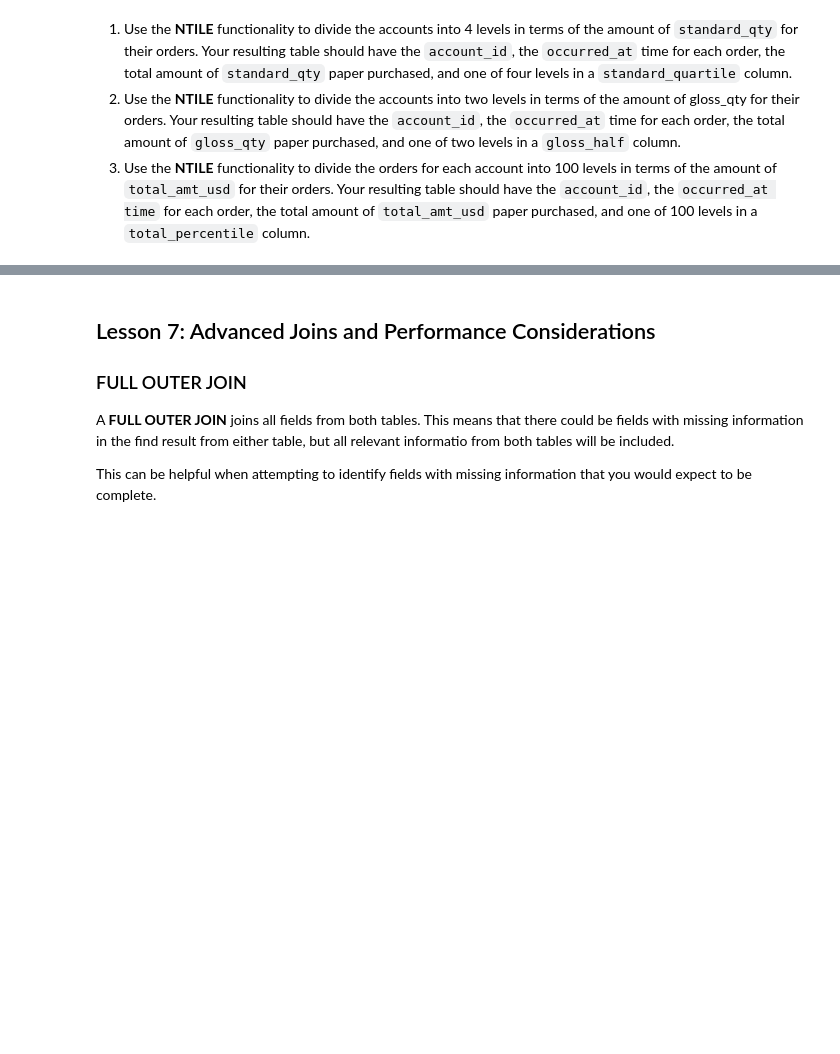
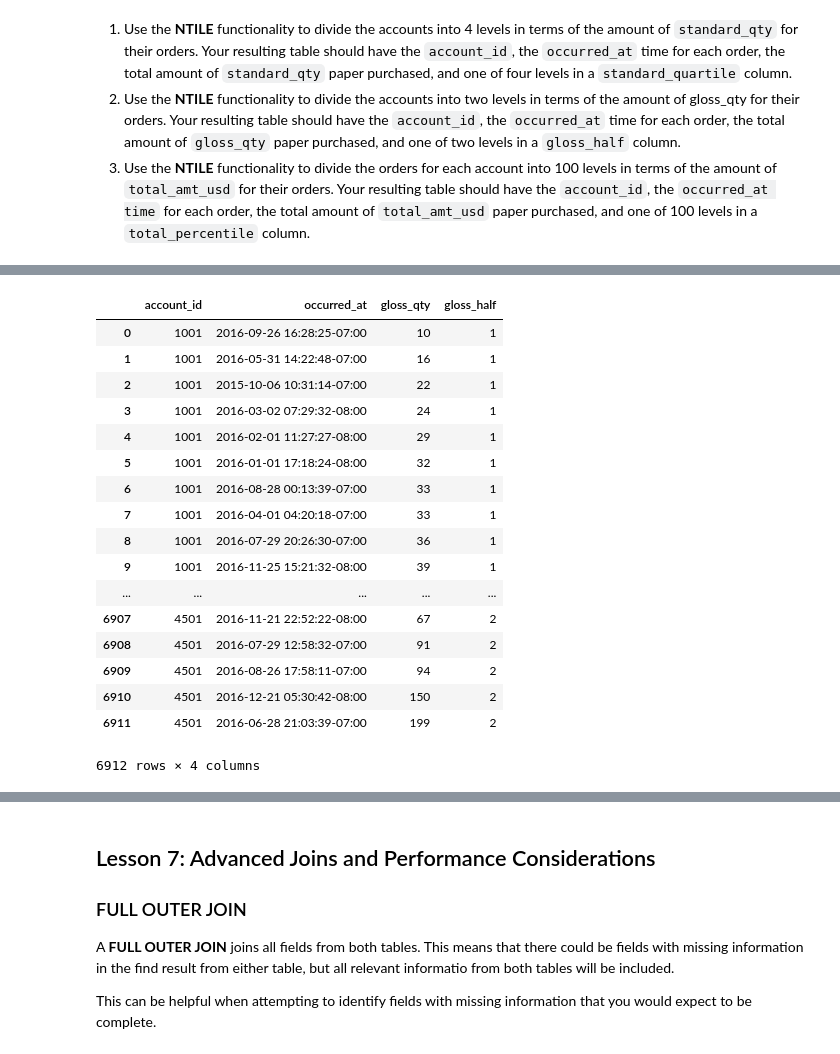
Before and after one commit to rebeccaebarnes/SQL-Practice, a Jupyter notebook: sql_practice.ipynb, the cells around one changed output, grey strips where cells are left out. Drawn from its saved outputs; the diff is of its cells as text; code cells hidden in the pictures; blank space fills up the shorter version.

```diff
--- a/sql_practice.ipynb
+++ b/sql_practice.ipynb
@@ -4140,0 +4196,26 @@ FROM orders;
+# %%
+# 2. Split account orders into half according to gloss_qty, include occurred at
+sql_query('SELECT account_id, \
+                  occurred_at, \
+                  gloss_qty, \
+                  NTILE(2) OVER (PARTITION BY account_id ORDER BY gloss_qty) AS gloss_half \
+           FROM orders;')
+# %% [output]
+|  | account_id | occurred_at | gloss_qty | gloss_half |
+| 0 | 1001 | 2016-09-26 16:28:25-07:00 | 10 | 1 |
+| 1 | 1001 | 2016-05-31 14:22:48-07:00 | 16 | 1 |
+| 2 | 1001 | 2015-10-06 10:31:14-07:00 | 22 | 1 |
+| 3 | 1001 | 2016-03-02 07:29:32-08:00 | 24 | 1 |
+| 4 | 1001 | 2016-02-01 11:27:27-08:00 | 29 | 1 |
+| 5 | 1001 | 2016-01-01 17:18:24-08:00 | 32 | 1 |
+| 6 | 1001 | 2016-08-28 00:13:39-07:00 | 33 | 1 |
+| 7 | 1001 | 2016-04-01 04:20:18-07:00 | 33 | 1 |
+| 8 | 1001 | 2016-07-29 20:26:30-07:00 | 36 | 1 |
+| 9 | 1001 | 2016-11-25 15:21:32-08:00 | 39 | 1 |
+| ... | ... | ... | ... | ... |
+| 6907 | 4501 | 2016-11-21 22:52:22-08:00 | 67 | 2 |
+| 6908 | 4501 | 2016-07-29 12:58:32-07:00 | 91 | 2 |
+| 6909 | 4501 | 2016-08-26 17:58:11-07:00 | 94 | 2 |
+| 6910 | 4501 | 2016-12-21 05:30:42-08:00 | 150 | 2 |
+| 6911 | 4501 | 2016-06-28 21:03:39-07:00 | 199 | 2 |
+6912 rows × 4 columns
```
Also changed, not shown: parts of 20 cells of this notebook.
